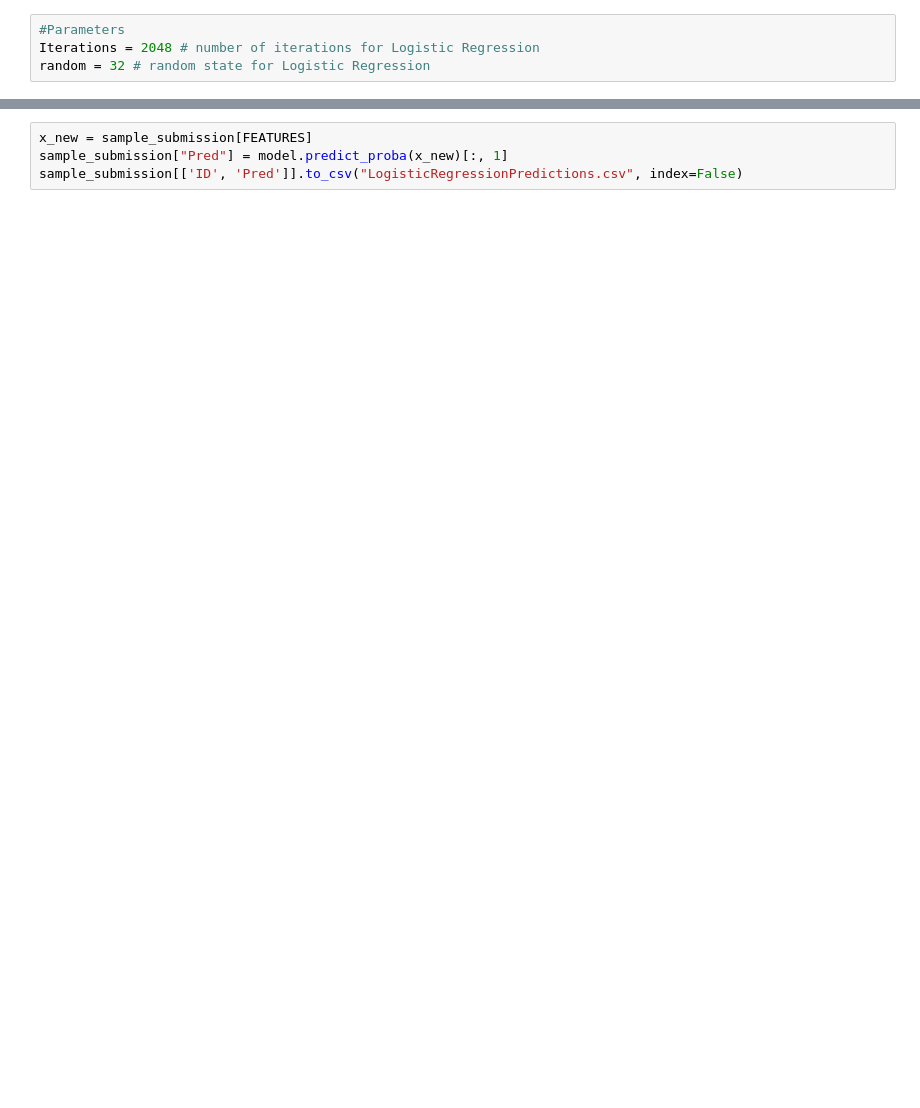
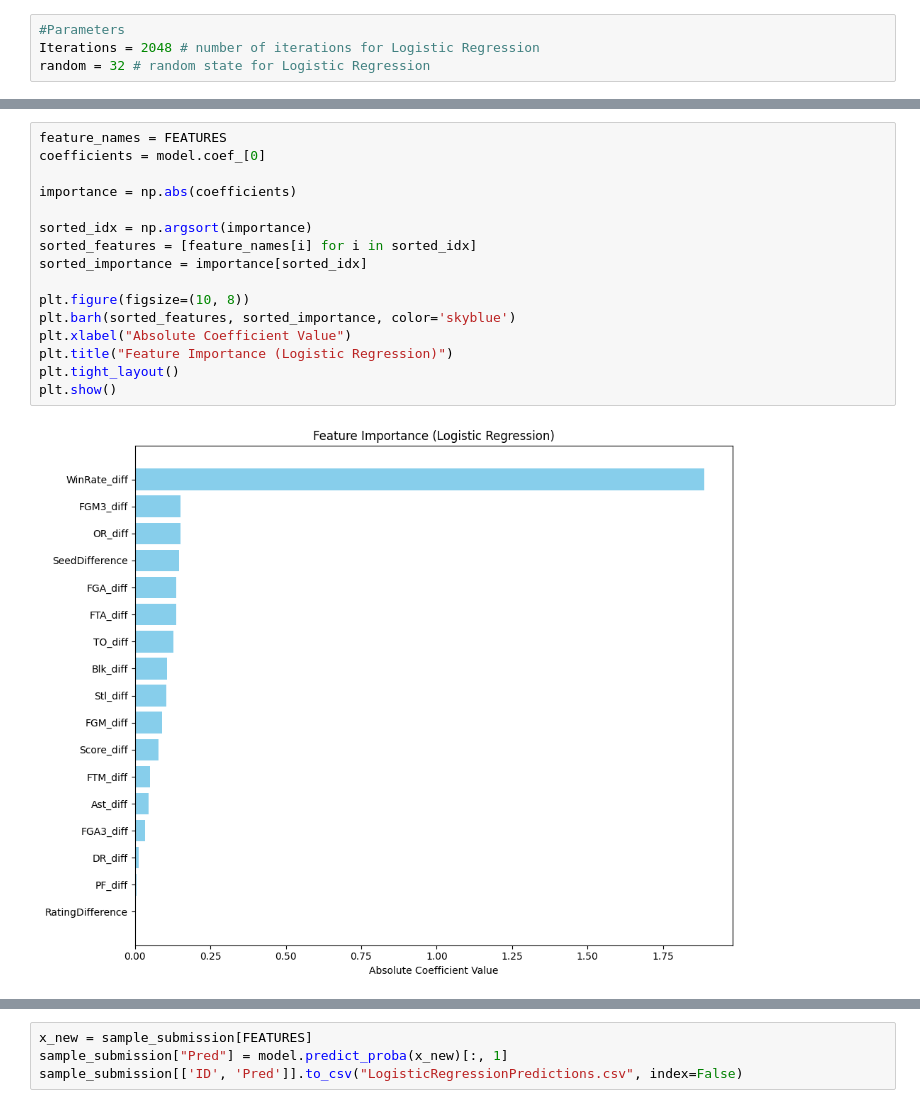
Before and after one commit to COMP3608-GROUP-9-PROJECT/COMP3608_PROJECT, a Jupyter notebook: LinearRegression/Logistic_Regression_Prediction.ipynb, the cells around one changed output, grey strips where cells are left out. Saved outputs shown, nothing was run; the diff lists cells and outputs as text; blank space fills up the shorter version.

```diff
--- a/LinearRegression/Logistic_Regression_Prediction.ipynb
+++ b/LinearRegression/Logistic_Regression_Prediction.ipynb
@@ -116,3 +161,21 @@ plt.show()
+# %%
+feature_names = FEATURES
+coefficients = model.coef_[0]
+
+importance = np.abs(coefficients)
+
+sorted_idx = np.argsort(importance)
+sorted_features = [feature_names[i] for i in sorted_idx]
+sorted_importance = importance[sorted_idx]
+
+plt.figure(figsize=(10, 8))
+plt.barh(sorted_features, sorted_importance, color='skyblue')
+plt.xlabel("Absolute Coefficient Value")
+plt.title("Feature Importance (Logistic Regression)")
+plt.tight_layout()
+plt.show()
+# %% [output]
+[figure, added]
 # %%
 api_url = "https://api.github.com/repos/COMP3608-GROUP-9-PROJECT/COMP3608_PROJECT/contents/ProcessedData/Sample_Submission.csv"
 os.makedirs("processed", exist_ok=True)
```
Also changed, not shown: parts of 7 cells of this notebook, 1 other file.
